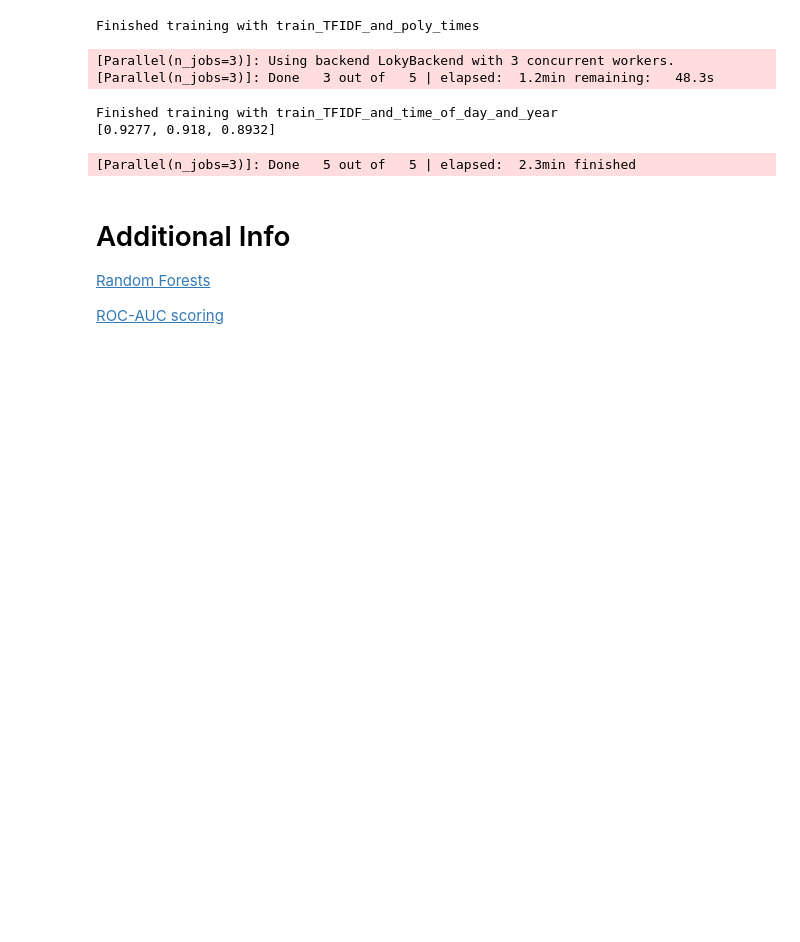
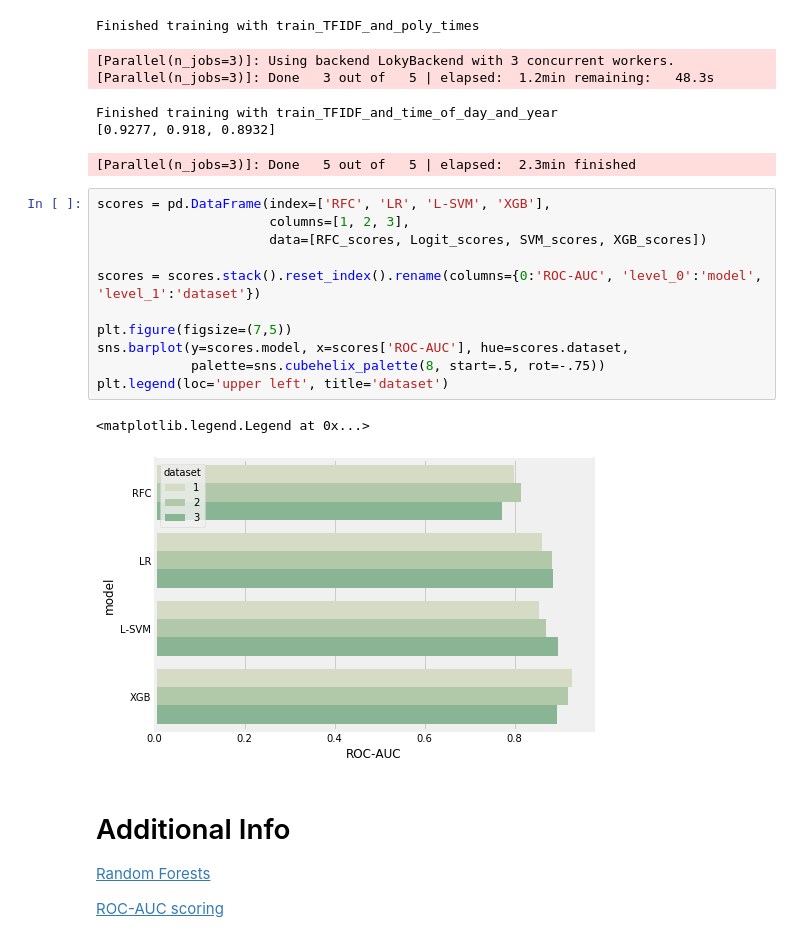
Before and after one commit to Kozyman/ML_portfolio, a Jupyter notebook: detecting_web_session_fraud.ipynb, the cells around one changed output. Drawn from its saved outputs; the diff is of its cells as text; blank space fills up the shorter version.

Commit message:
add comparison graph at the of Part 3

```diff
--- a/detecting_web_session_fraud.ipynb
+++ b/detecting_web_session_fraud.ipynb
@@ -738,6 +735,20 @@ Finished training with train_TFIDF_and_poly_times
 Finished training with train_TFIDF_and_time_of_day_and_year
 [0.9277, 0.918, 0.8932]
 [Parallel(n_jobs=3)]: Done   5 out of   5 | elapsed:  2.3min finished
+# %%
+scores = pd.DataFrame(index=['RFC', 'LR', 'L-SVM', 'XGB'],
+                      columns=[1, 2, 3],
+                      data=[RFC_scores, Logit_scores, SVM_scores, XGB_scores])
+
+scores = scores.stack().reset_index().rename(columns={0:'ROC-AUC', 'level_0':'model', 'level_1':'dataset'})
+
+plt.figure(figsize=(7,5))
+sns.barplot(y=scores.model, x=scores['ROC-AUC'], hue=scores.dataset,
+            palette=sns.cubehelix_palette(8, start=.5, rot=-.75))
+plt.legend(loc='upper left', title='dataset')
+# %% [output]
+<matplotlib.legend.Legend at 0x...>
+[figure, added]
 # %% [markdown]
 # Additional Info
 
```
Also changed, not shown: parts of 2 cells of this notebook, 1 other file.
